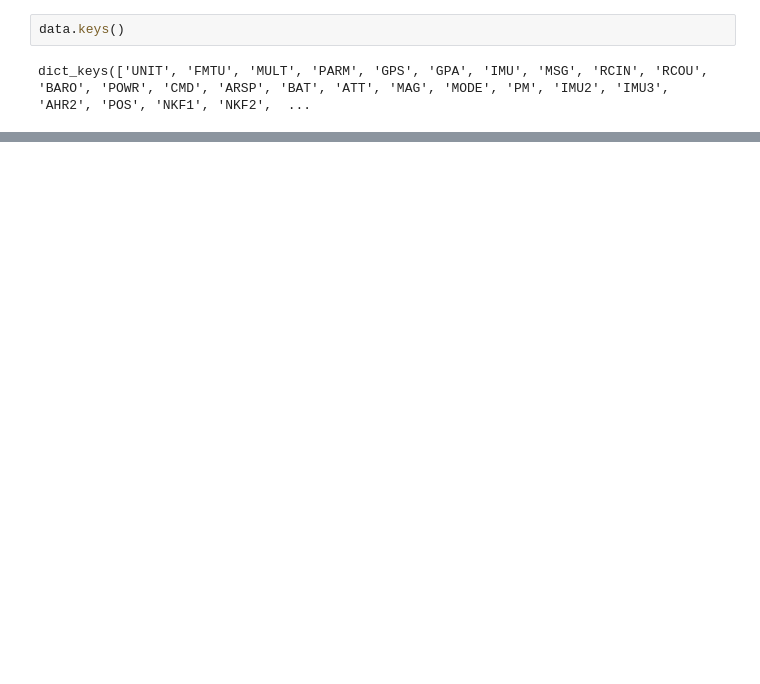
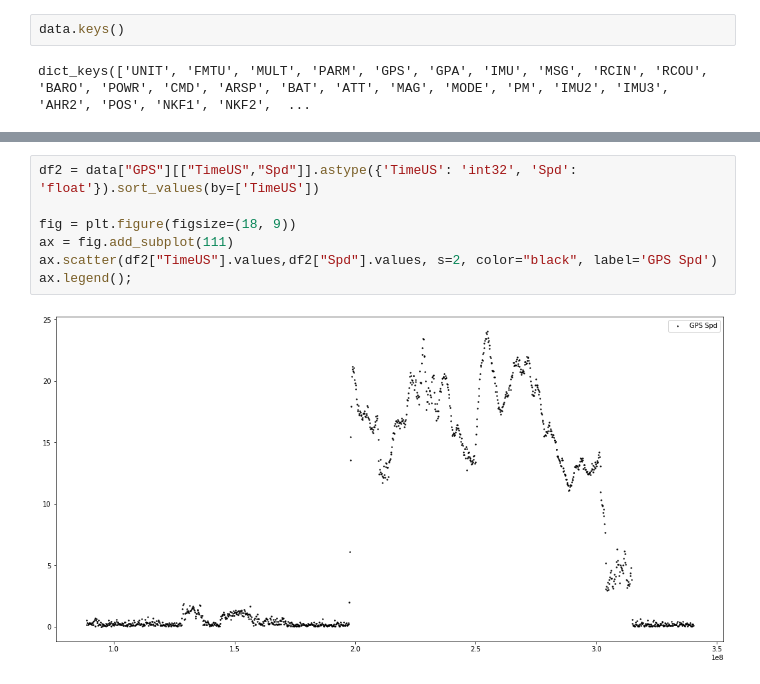
Before and after one commit to alex-12345/mai_tasks, a Jupyter notebook: alfer/parser.ipynb, the cells around one changed output, grey strips where cells are left out. Cells and saved outputs as stored; diff of their text form; blank space fills up the shorter version.

```diff
--- a/alfer/parser.ipynb
+++ b/alfer/parser.ipynb
@@ -154,0 +161,9 @@ data["FMTU"]
+# %%
+df2 = data["GPS"][["TimeUS","Spd"]].astype({'TimeUS': 'int32', 'Spd': 'float'}).sort_values(by=['TimeUS'])
+
+fig = plt.figure(figsize=(18, 9))
+ax = fig.add_subplot(111)
+ax.scatter(df2["TimeUS"].values,df2["Spd"].values, s=2, color="black", label='GPS Spd')
+ax.legend();
+# %% [output]
+[figure, added]
```
Also changed, not shown: parts of 18 cells of this notebook.
